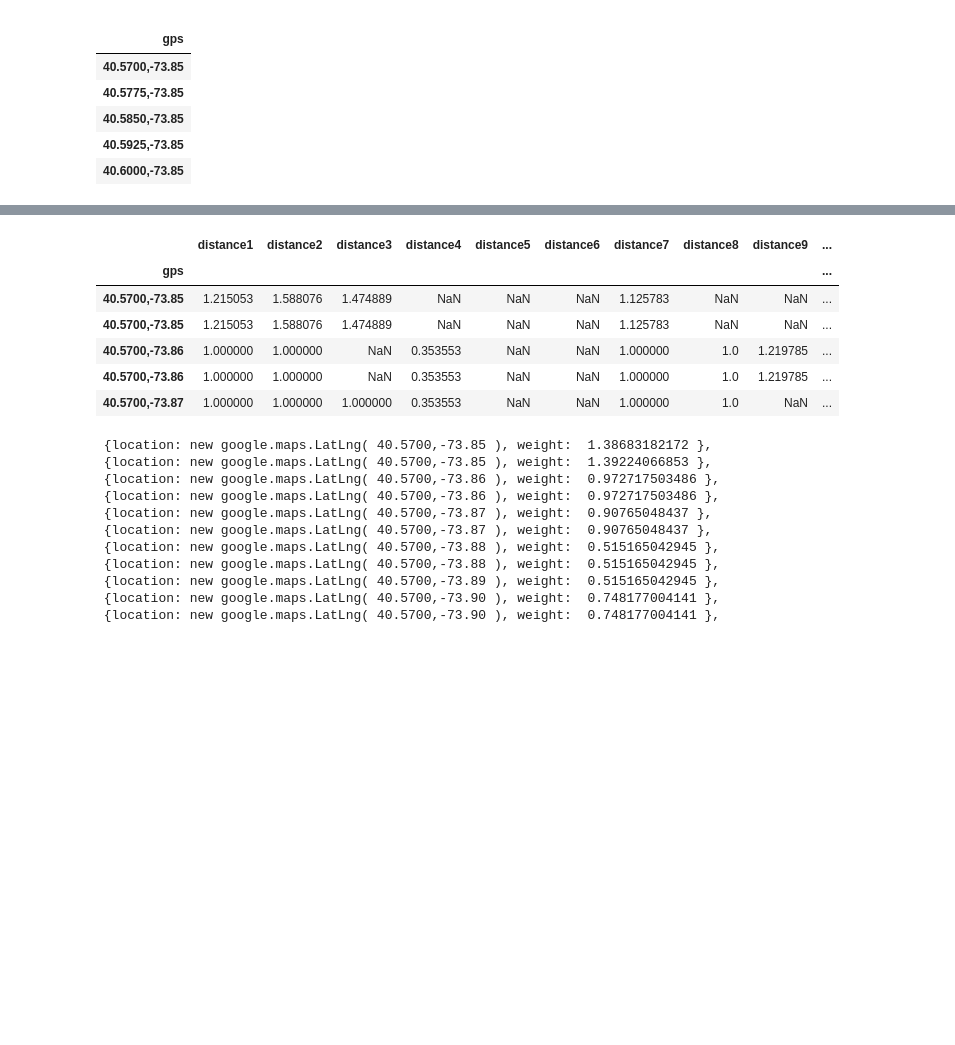
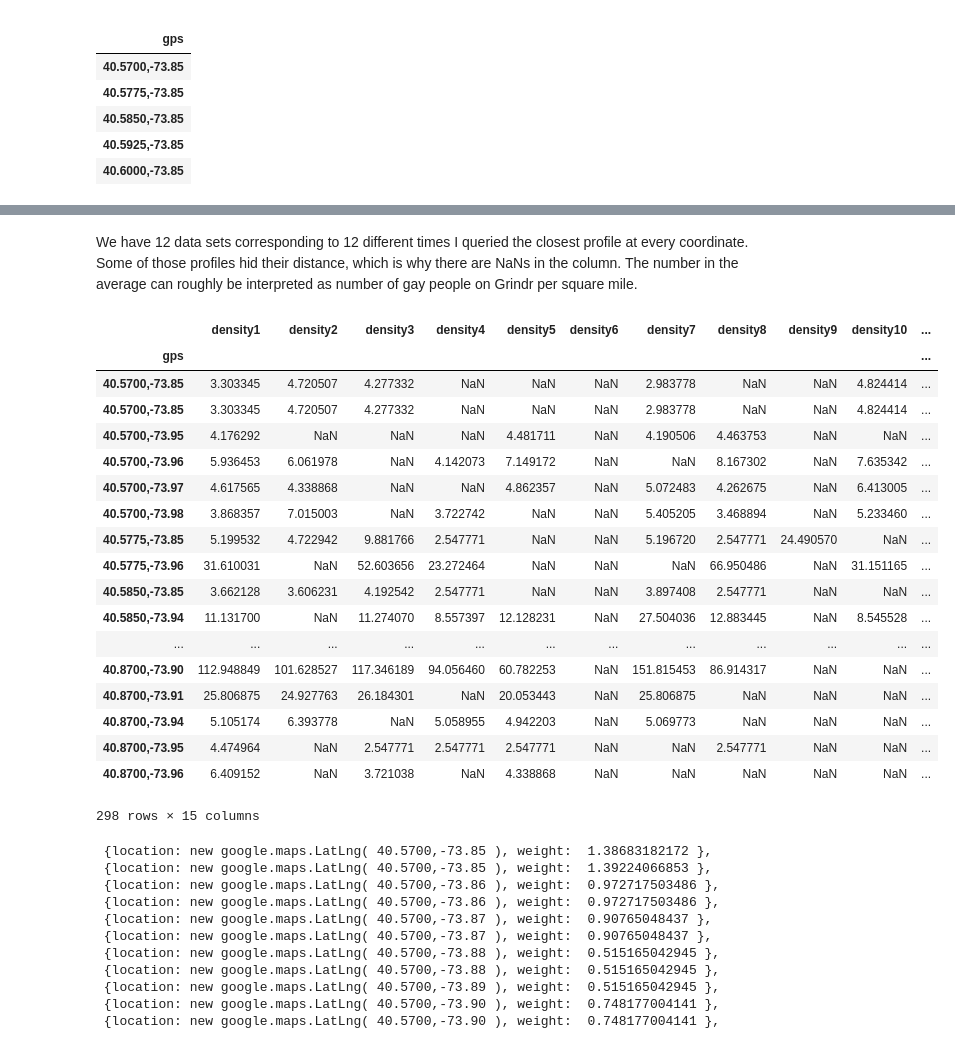
Before and after one commit to charlesdelascasas/NYC_Gay_Heatmap, a Jupyter notebook: NYC_Gay_Density_Map.ipynb, the cells around one changed output, grey strips where cells are left out. Drawn from its saved outputs; the diff is of its cells as text; code cells hidden in the pictures; blank space fills up the shorter version.

```diff
--- a/NYC_Gay_Density_Map.ipynb
+++ b/NYC_Gay_Density_Map.ipynb
@@ -16,11 +20,10 @@ import numpy as np
 import re
 # %%
 #list of gps coordinates along 0.25 mile grid around NYC area
-df1 = pd.read_csv('nycgps.csv', header=None)
-sLength = len(df1)
-df1.columns = ['gps']
-df1.set_index('gps', inplace=True)
-df1.head()
+gps = pd.read_csv('NYC_GPS_OCR_data/GPS_grid.csv', header=None)
+gps.columns = ['gps']
+gps.set_index('gps', inplace=True)
+gps.head()
 # %% [output]
 |  |
 | gps |
@@ -40,0 +95,6 @@ plt.show()
+# %%
+f = open("./NYC_GPS_OCR_data/nyc1/40.8325_-73.85_.txt",'r')
+filedata = f.read()
+f.close()
+print(file)
+print(filedata)
@@ -41,19 +111,15 @@ plt.show()
 # %%
 mapdata = np.zeros((1,3))
-dfa=pd.DataFrame(columns=['gps', 'distance'])
+df1=gps
+dfa=pd.DataFrame(columns=['gps', 'density'])
 
-#load the density data. The data takes the form of many text files e.g. 40.5575_-39.84.txt
-#Each text file is from a Google Cloud Optical Character Recognition (OCR) of a Grindr profile
-#The text is usually of the form "Online Now 4529 Feet Away" or "Online 16 minutes ago 2 miles away" or "Online now"
-#However, the OCR is not 100% accurate, so some data cleaning is necessary
 
-#we have 11 data sets consisting of a distance at each coordinate in the grid, taken at 11 different times
 for i in range(1,13):
-    path = './nyc10z/text/nyc10z/nyc' + str(i)
+    path = './NYC_GPS_OCR_data/nyc' + str(i)
     for root, dirs, files in os.walk(path):
         for file in files:
             if file.endswith(".txt"):
-                f = open("./nyc10z/text/nyc10z/nyc"+str(i)+"/"+file,'r')
+                f = open("./NYC_GPS_OCR_data/nyc"+str(i)+"/"+file,'r')
                 filedata = f.read()
                 f.close()
 
@@ -69,16 +135,19 @@ for i in range(1,13):
                 if wordaway in filedata:
                     if (wordmile in filedata) or (wordmiles in filedata):
                         distancetokens = filedata.split()
-                        df2 = pd.DataFrame([[tokens[0]+','+tokens[1],1*(1/float(distancetokens[len(distancetokens)-3]))**1.5]], columns=['gps', 'distance'])
+                        #density is approximately number of gay people per square mile, the 8 is because this is actually the distance to the 8th nearest profile
+                        #I did this to avoid having outliers in the distance to the 1st closest person.
+                        #The 3.14 is pi, density = 8 people per (pi * distance_to_8th_closest_profile^2)
+                        df2 = pd.DataFrame([[tokens[0]+','+tokens[1],8/3.14*(1/float(distancetokens[len(distancetokens)-3]))**2.0]], columns=['gps', 'density'])
                         dfa=dfa.append(df2, ignore_index=True)
                     if (wordfeet in filedata):
                         distancetokens = filedata.split()
-                        df2 = pd.DataFrame([[tokens[0]+','+tokens[1],1*(5280/(100+float(distancetokens[len(distancetokens)-3])))**1.5]], columns=['gps', 'distance'])
+                        df2 = pd.DataFrame([[tokens[0]+','+tokens[1],8/3.14*(5280/(100+float(distancetokens[len(distancetokens)-3])))**2.0]], columns=['gps', 'density'])
                         dfa=dfa.append(df2, ignore_index=True)
 
     #left join the 11 data frames from 11 different measurements together on the gps index
     dfa.set_index('gps', inplace=True)
     df1 = df1.join(dfa, how='left', lsuffix=str(i-1), rsuffix=str(i))
-
+    df1=df1.drop_duplicates()
 df1.head()
 # %% [output]
@@ -92,22 +161,36 @@ df1.head()
+# %% [markdown]
+We have 12 data sets corresponding to 12 different times I queried the closest profile at every coordinate. Some of those profiles hid their distance, which is why there are NaNs in the column. The number in the average can roughly be interpreted as number of gay people on Grindr per square mile.
 # %%
 #append the sum and count of NA's across rows, and append the average of the non-NA values per row
-df1['sum'] =  df1.fillna(0)['distance1']
+df1['sum'] =  df1.fillna(0)['density1']
 for i in range(1,12):
-    path = 'distance'+str(i+1)
+    path = 'density'+str(i+1)
     df1['sum'] = df1['sum'] + df1.fillna(0)[path]
 
 df1['count'] = df1.apply(lambda x: x.count()-1, axis=1)
 df1['avg'] = df1['sum']/df1['count']
-df1.head()
-#df1.loc[df1['avg'].idxmax()]
+#df1['density'] = 8/3.14/df1['avg']/df1['avg'] # this is approximately the number of gay people on Grindr per square mile
+df1
 # %% [output]
-|  | distance1 | distance2 | distance3 | distance4 | distance5 | distance6 | distance7 | distance8 | distance9 | ... |
-| gps |  |  |  |  |  |  |  |  |  | ... |
-| 40.5700,-73.85 | 1.215053 | 1.588076 | 1.474889 | NaN | NaN | NaN | 1.125783 | NaN | NaN | ... |
-| 40.5700,-73.85 | 1.215053 | 1.588076 | 1.474889 | NaN | NaN | NaN | 1.125783 | NaN | NaN | ... |
-| 40.5700,-73.86 | 1.000000 | 1.000000 | NaN | 0.353553 | NaN | NaN | 1.000000 | 1.0 | 1.219785 | ... |
-| 40.5700,-73.86 | 1.000000 | 1.000000 | NaN | 0.353553 | NaN | NaN | 1.000000 | 1.0 | 1.219785 | ... |
-| 40.5700,-73.87 | 1.000000 | 1.000000 | 1.000000 | 0.353553 | NaN | NaN | 1.000000 | 1.0 | NaN | ... |
+|  | density1 | density2 | density3 | density4 | density5 | density6 | density7 | density8 | density9 | density10 | ... |
+| gps |  |  |  |  |  |  |  |  |  |  | ... |
+| 40.5700,-73.85 | 3.303345 | 4.720507 | 4.277332 | NaN | NaN | NaN | 2.983778 | NaN | NaN | 4.824414 | ... |
+| 40.5700,-73.85 | 3.303345 | 4.720507 | 4.277332 | NaN | NaN | NaN | 2.983778 | NaN | NaN | 4.824414 | ... |
+| 40.5700,-73.95 | 4.176292 | NaN | NaN | NaN | 4.481711 | NaN | 4.190506 | 4.463753 | NaN | NaN | ... |
+| 40.5700,-73.96 | 5.936453 | 6.061978 | NaN | 4.142073 | 7.149172 | NaN | NaN | 8.167302 | NaN | 7.635342 | ... |
+| 40.5700,-73.97 | 4.617565 | 4.338868 | NaN | NaN | 4.862357 | NaN | 5.072483 | 4.262675 | NaN | 6.413005 | ... |
+| 40.5700,-73.98 | 3.868357 | 7.015003 | NaN | 3.722742 | NaN | NaN | 5.405205 | 3.468894 | NaN | 5.233460 | ... |
+| 40.5775,-73.85 | 5.199532 | 4.722942 | 9.881766 | 2.547771 | NaN | NaN | 5.196720 | 2.547771 | 24.490570 | NaN | ... |
+| 40.5775,-73.96 | 31.610031 | NaN | 52.603656 | 23.272464 | NaN | NaN | NaN | 66.950486 | NaN | 31.151165 | ... |
+| 40.5850,-73.85 | 3.662128 | 3.606231 | 4.192542 | 2.547771 | NaN | NaN | 3.897408 | 2.547771 | NaN | NaN | ... |
+| 40.5850,-73.94 | 11.131700 | NaN | 11.274070 | 8.557397 | 12.128231 | NaN | 27.504036 | 12.883445 | NaN | 8.545528 | ... |
+| ... | ... | ... | ... | ... | ... | ... | ... | ... | ... | ... | ... |
+| 40.8700,-73.90 | 112.948849 | 101.628527 | 117.346189 | 94.056460 | 60.782253 | NaN | 151.815453 | 86.914317 | NaN | NaN | ... |
+| 40.8700,-73.91 | 25.806875 | 24.927763 | 26.184301 | NaN | 20.053443 | NaN | 25.806875 | NaN | NaN | NaN | ... |
+| 40.8700,-73.94 | 5.105174 | 6.393778 | NaN | 5.058955 | 4.942203 | NaN | 5.069773 | NaN | NaN | NaN | ... |
+| 40.8700,-73.95 | 4.474964 | NaN | 2.547771 | 2.547771 | 2.547771 | NaN | NaN | 2.547771 | NaN | NaN | ... |
+| 40.8700,-73.96 | 6.409152 | NaN | 3.721038 | NaN | 4.338868 | NaN | NaN | NaN | NaN | NaN | ... |
+298 rows × 15 columns
 # %%
 df4=pd.DataFrame(df1)
 df4=df4.fillna(0)
```
Also changed, not shown: parts of 14 cells of this notebook.
